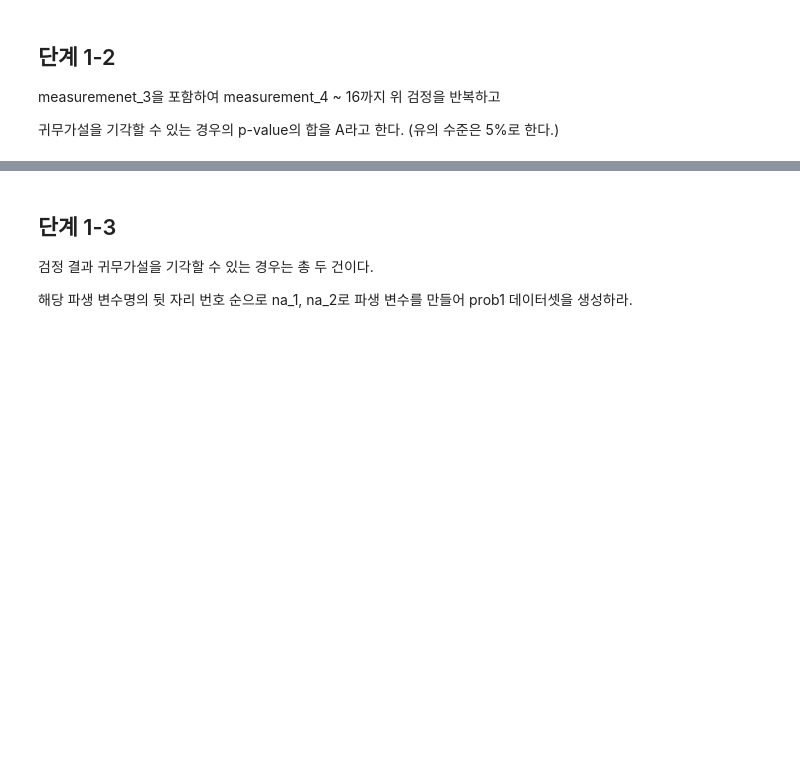
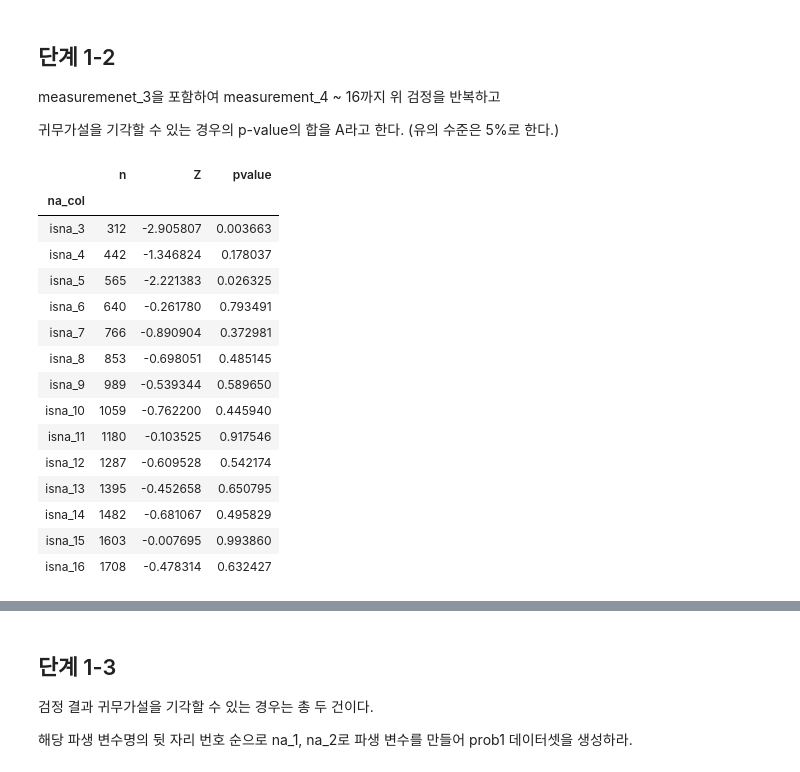
Before and after one commit to sunkusun9/DS_Lv3_2405, a Jupyter notebook: sec_ds_lv3_prob1_prob.ipynb, the cells around one changed output, grey strips where cells are left out. Drawn from its saved outputs; the diff is of its cells as text; code cells hidden in the pictures; blank space fills up the shorter version.

```diff
--- a/sec_ds_lv3_prob1_prob.ipynb
+++ b/sec_ds_lv3_prob1_prob.ipynb
@@ -327,3 +386,41 @@ $P(failure=True|isna_{3}=True)$은 표본수가 충분하여 중심극한정리
 measuremenet_3을 포함하여 measurement_4 ~ 16까지 위 검정을 반복하고
 
 귀무가설을 기각할 수 있는 경우의 p-value의 합을 A라고 한다. (유의 수준은 5%로 한다.)
+# %%
+from scipy.stats import norm
+
+result = list()
+for i in range(3, 17):
+    na_col = 'isna_{}'.format(i)
+    p_true = 0.2114
+    p_var = p_true * (1 - p_true)
+
+    n_sam = df_basetable[na_col].sum()
+    p_sam_true = p_true
+    p_sam_var = p_var / n_sam#  p_var / n_sam * (n_sam - 1)
+
+    p_ob_true = df_basetable.loc[df_basetable[na_col], 'failure'].mean()
+
+    Z = (p_ob_true - p_sam_true) / (p_sam_var ** 0.5)
+    Z = -abs(Z)
+
+    result.append(pd.Series([na_col, n_sam, Z, norm.cdf(Z) * 2], index=['na_col', 'n', 'Z', 'pvalue']))
+df_result = pd.DataFrame(result).set_index('na_col')
+df_result
+# %% [output]
+|  | n | Z | pvalue |
+| na_col |  |  |  |
+| isna_3 | 312 | -2.905807 | 0.003663 |
+| isna_4 | 442 | -1.346824 | 0.178037 |
+| isna_5 | 565 | -2.221383 | 0.026325 |
+| isna_6 | 640 | -0.261780 | 0.793491 |
+| isna_7 | 766 | -0.890904 | 0.372981 |
+| isna_8 | 853 | -0.698051 | 0.485145 |
+| isna_9 | 989 | -0.539344 | 0.589650 |
+| isna_10 | 1059 | -0.762200 | 0.445940 |
+| isna_11 | 1180 | -0.103525 | 0.917546 |
+| isna_12 | 1287 | -0.609528 | 0.542174 |
+| isna_13 | 1395 | -0.452658 | 0.650795 |
+| isna_14 | 1482 | -0.681067 | 0.495829 |
+| isna_15 | 1603 | -0.007695 | 0.993860 |
+| isna_16 | 1708 | -0.478314 | 0.632427 |
```
Also changed, not shown: parts of 17 cells of this notebook.
